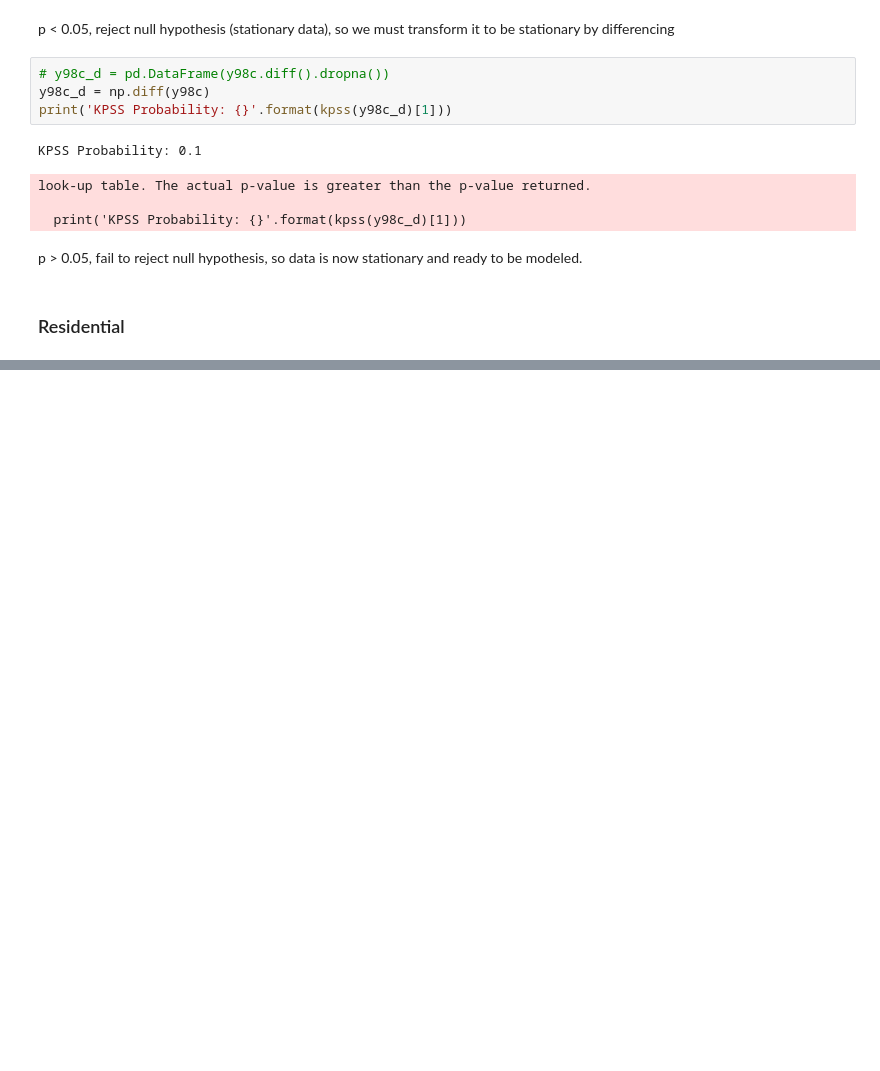
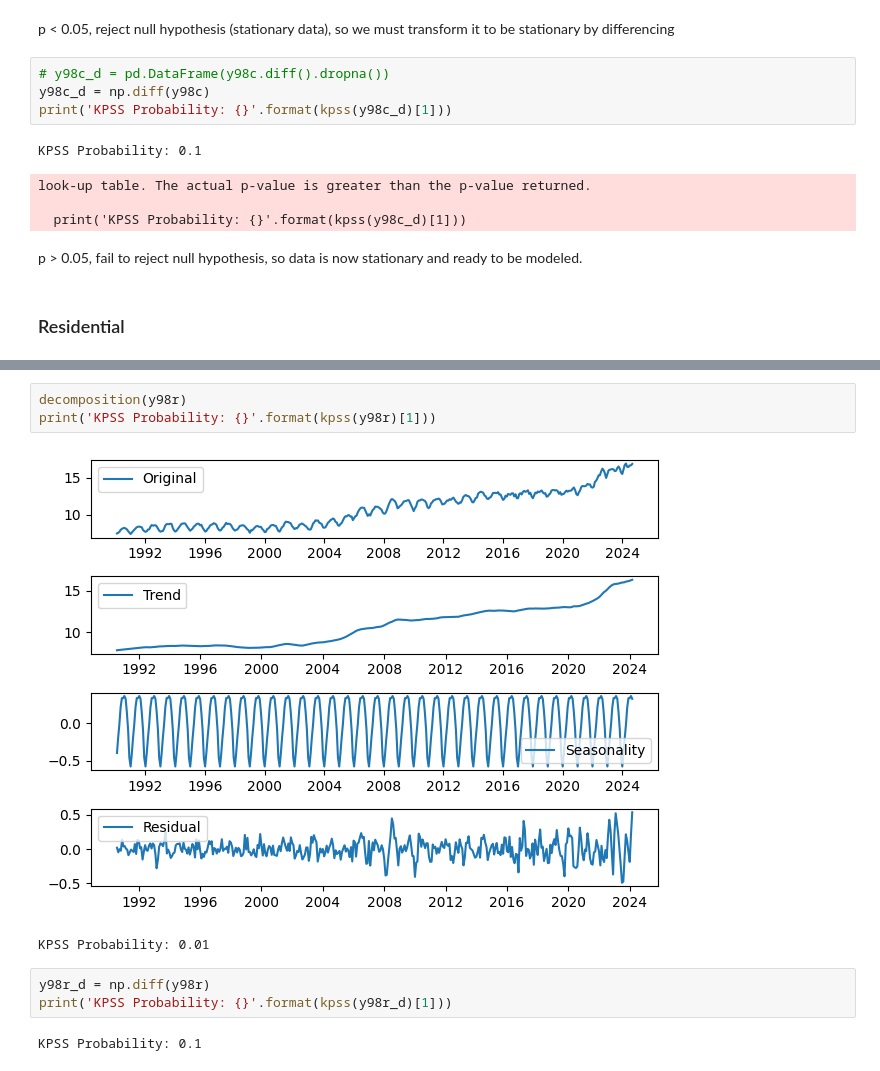
Before and after one commit to bktakacs/springboard_dsc_capstone3, a Jupyter notebook: dw-eda.ipynb, the cells around one changed output, grey strips where cells are left out. Saved outputs shown, nothing was run; the diff lists cells and outputs as text; blank space fills up the shorter version.

```diff
--- a/dw-eda.ipynb
+++ b/dw-eda.ipynb
@@ -267,0 +275,11 @@ y98r = df98['Average Price of Electricity to Ultimate Customers, Residential']
+# %%
+decomposition(y98r)
+print('KPSS Probability: {}'.format(kpss(y98r)[1]))
+# %% [output]
+[figure, added]
+KPSS Probability: 0.01
+# %%
+y98r_d = np.diff(y98r)
+print('KPSS Probability: {}'.format(kpss(y98r_d)[1]))
+# %% [output]
+KPSS Probability: 0.1
```
Also changed, not shown: parts of 21 cells of this notebook.
